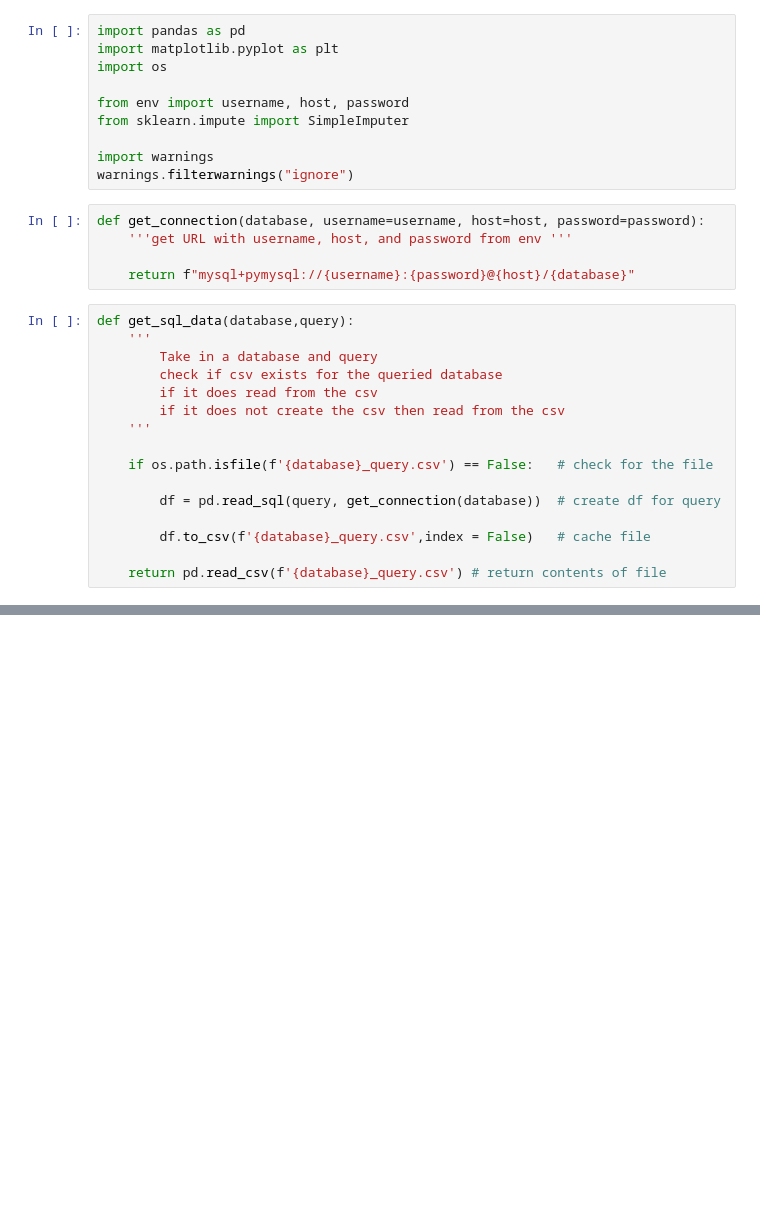
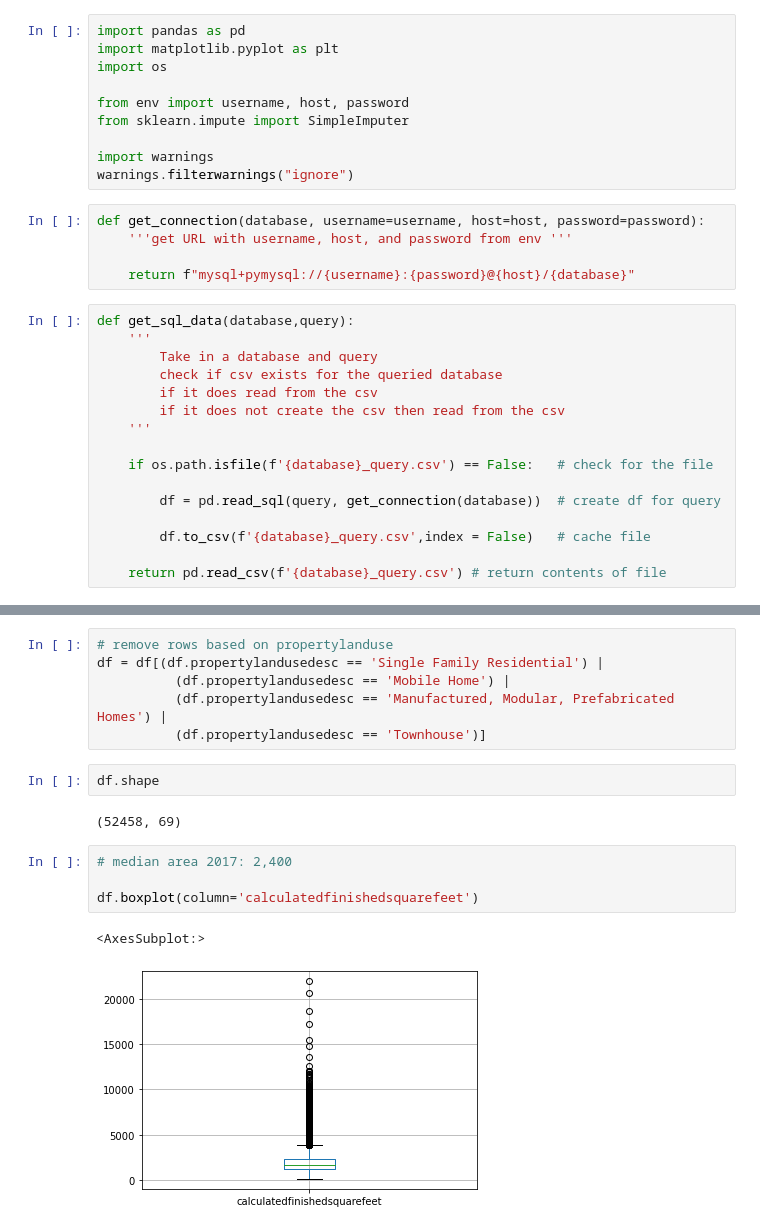
Before and after one commit to katherinesalazar/clustering-exercises, a Jupyter notebook: zillow.ipynb, the cells around one changed output, grey strips where cells are left out. Cells and saved outputs as stored; diff of their text form; blank space fills up the shorter version.

```diff
--- a/zillow.ipynb
+++ b/zillow.ipynb
@@ -43,0 +434,17 @@ def get_sql_data(database,query):
+# %%
+# remove rows based on propertylanduse
+df = df[(df.propertylandusedesc == 'Single Family Residential') |
+          (df.propertylandusedesc == 'Mobile Home') |
+          (df.propertylandusedesc == 'Manufactured, Modular, Prefabricated Homes') |
+          (df.propertylandusedesc == 'Townhouse')]
+# %%
+df.shape
+# %% [output]
+(52458, 69)
+# %%
+# median area 2017: 2,400
+
+df.boxplot(column='calculatedfinishedsquarefeet')
+# %% [output]
+<AxesSubplot:>
+[figure, added]
```
Also changed, not shown: parts of 65 cells of this notebook.
